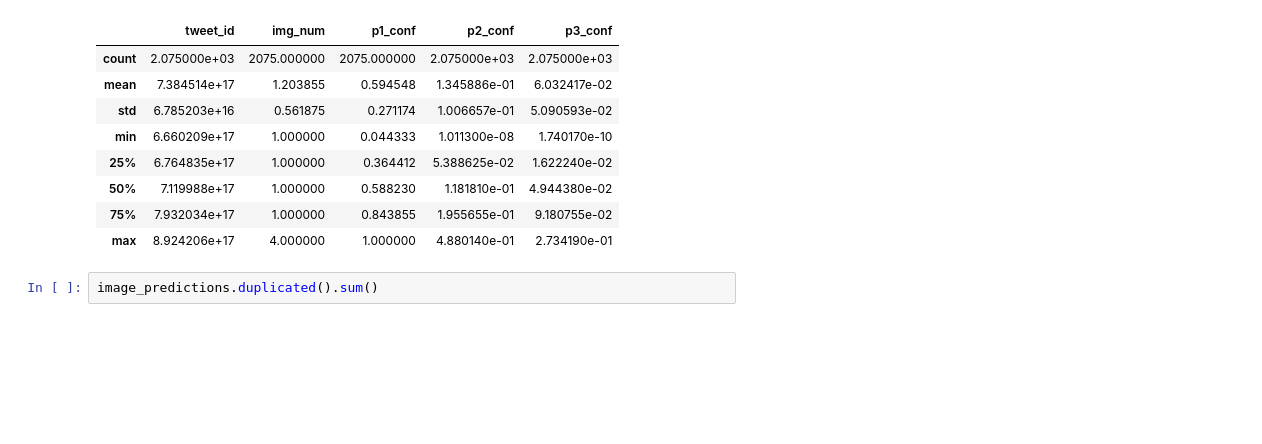
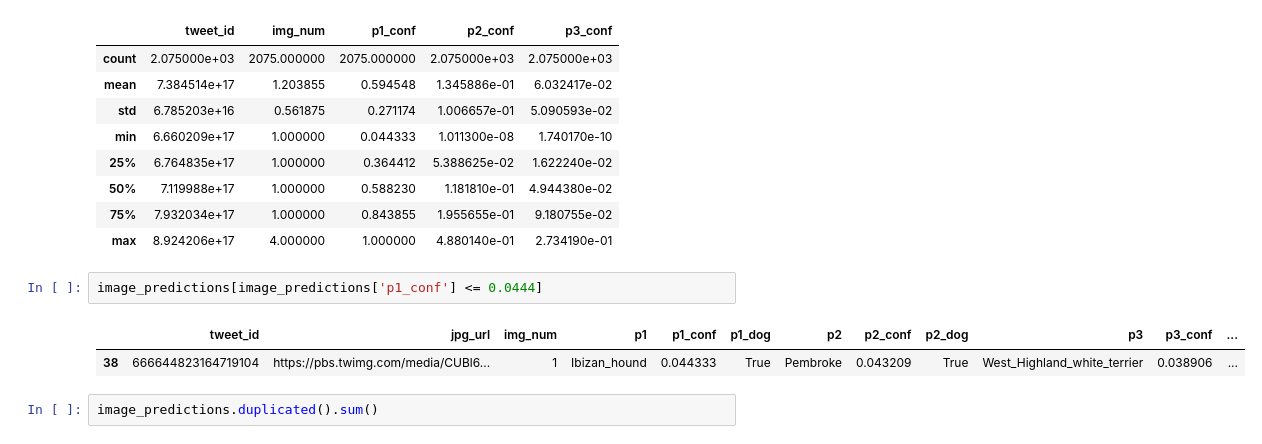
Before and after one commit to suefenali/data_analysis_nanodegree, a Jupyter notebook: project_4/wrangle_act.ipynb, the cells around one changed output. Cells and saved outputs as stored; diff of their text form; blank space fills up the shorter version.

```diff
--- a/project_4/wrangle_act.ipynb
+++ b/project_4/wrangle_act.ipynb
@@ -198,6 +213,11 @@ image_predictions.describe()
 | 50% | 7.119988e+17 | 1.000000 | 0.588230 | 1.181810e-01 | 4.944380e-02 |
 | 75% | 7.932034e+17 | 1.000000 | 0.843855 | 1.955655e-01 | 9.180755e-02 |
 | max | 8.924206e+17 | 4.000000 | 1.000000 | 4.880140e-01 | 2.734190e-01 |
+# %%
+image_predictions[image_predictions['p1_conf'] <= 0.0444]
+# %% [output]
+|  | tweet_id | jpg_url | img_num | p1 | p1_conf | p1_dog | p2 | p2_conf | p2_dog | p3 | p3_conf | ... |
+| 38 | 666644823164719104 | https://pbs.twimg.com/media/CUBl6... | 1 | Ibizan_hound | 0.044333 | True | Pembroke | 0.043209 | True | West_Highland_white_terrier | 0.038906 | ... |
 # %%
 image_predictions.duplicated().sum()
 # %% [output]
```
Also changed, not shown: parts of 10 cells of this notebook.
